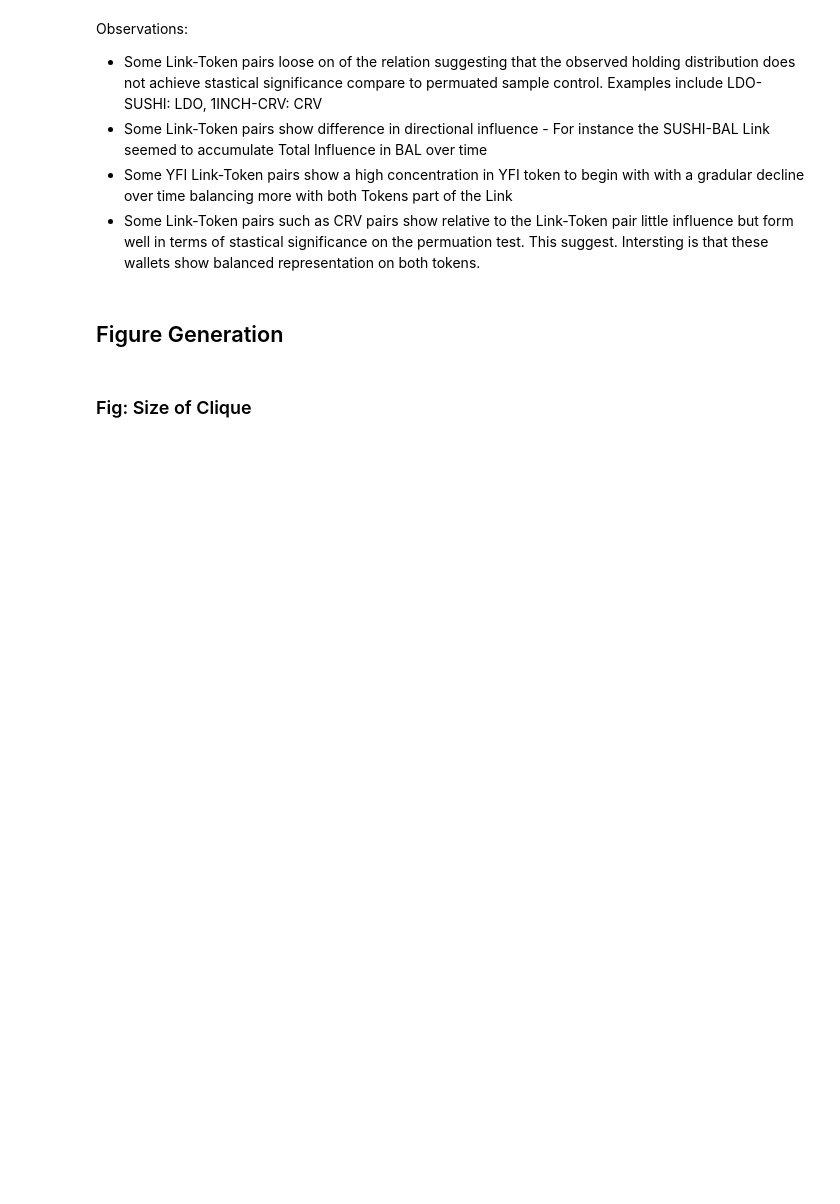
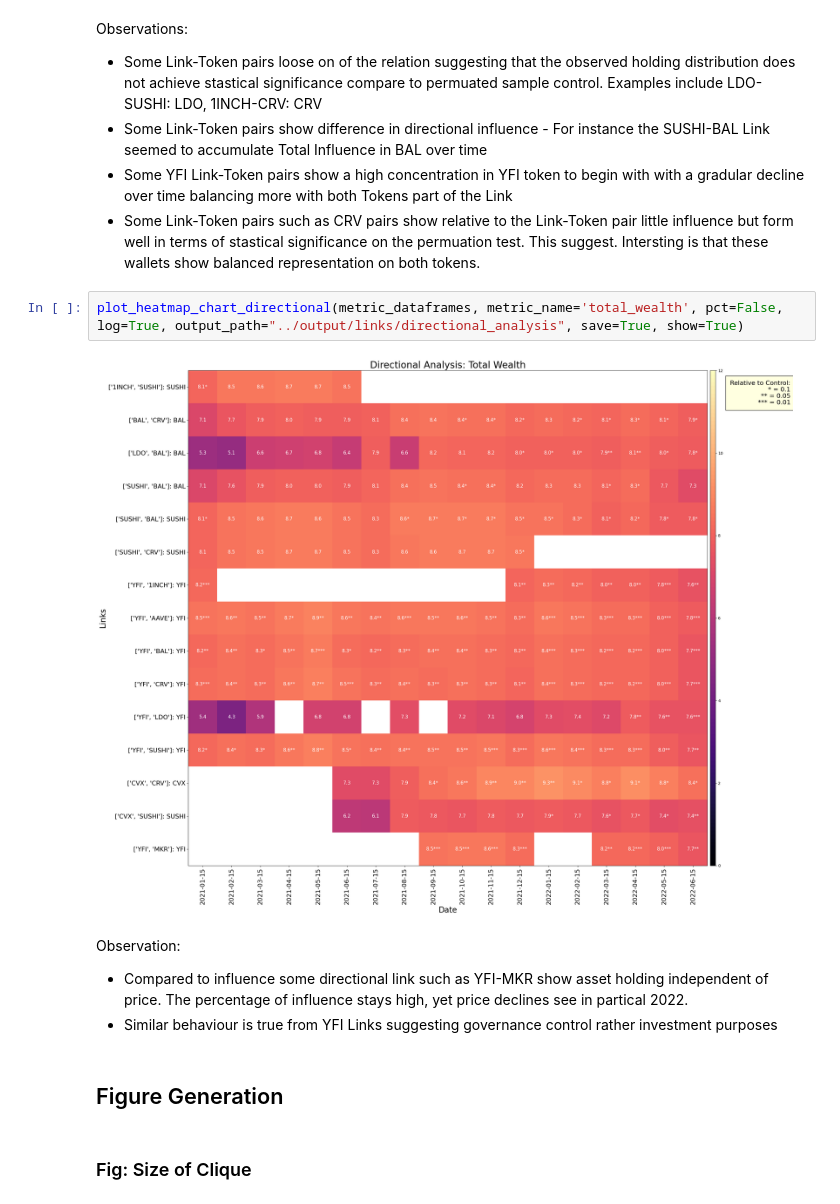
Before and after one commit to xm3van/research-project-erc20-governance, a Jupyter notebook: notebooks/link_analysis_visualisation_directional.ipynb, the cells around one changed output. Drawn from its saved outputs; the diff is of its cells as text; blank space fills up the shorter version.

```diff
--- a/notebooks/link_analysis_visualisation_directional.ipynb
+++ b/notebooks/link_analysis_visualisation_directional.ipynb
@@ -269,6 +265,14 @@ Observations:
 - Some Link-Token pairs show difference in directional influence - For instance the SUSHI-BAL Link seemed to accumulate Total Influence in BAL over time
 - Some YFI Link-Token pairs show a high concentration in YFI token to begin with with a gradular decline over time balancing more with both Tokens part of the Link
 - Some Link-Token pairs such as CRV pairs show relative to the Link-Token pair little influence but form well in terms of stastical significance on the permuation test. This suggest. Intersting is that these wallets show balanced representation on both tokens.
+# %%
+plot_heatmap_chart_directional(metric_dataframes, metric_name='total_wealth', pct=False, log=True, output_path="../output/links/directional_analysis", save=True, show=True)
+# %% [output]
+[figure, added]
+# %% [markdown]
+Observation:
+- Compared to influence some directional link such as YFI-MKR show asset holding independent of price. The percentage of influence stays high, yet price declines see in partical 2022.
+- Similar behaviour is true from YFI Links suggesting governance control rather investment purposes
 # %% [markdown]
 ## Figure Generation
 # %% [markdown]
```
Also changed, not shown: parts of 10 cells of this notebook, 58 other files.
